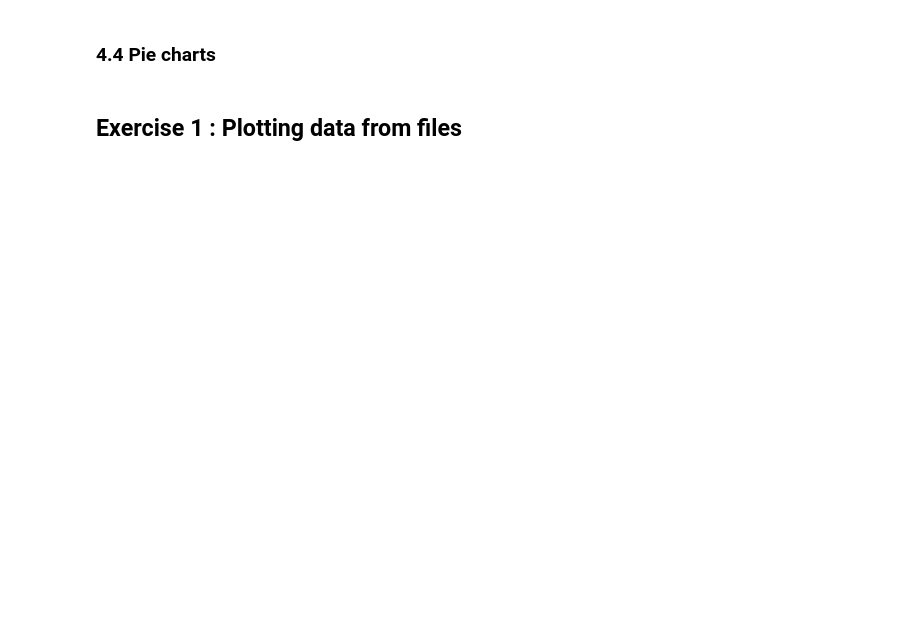
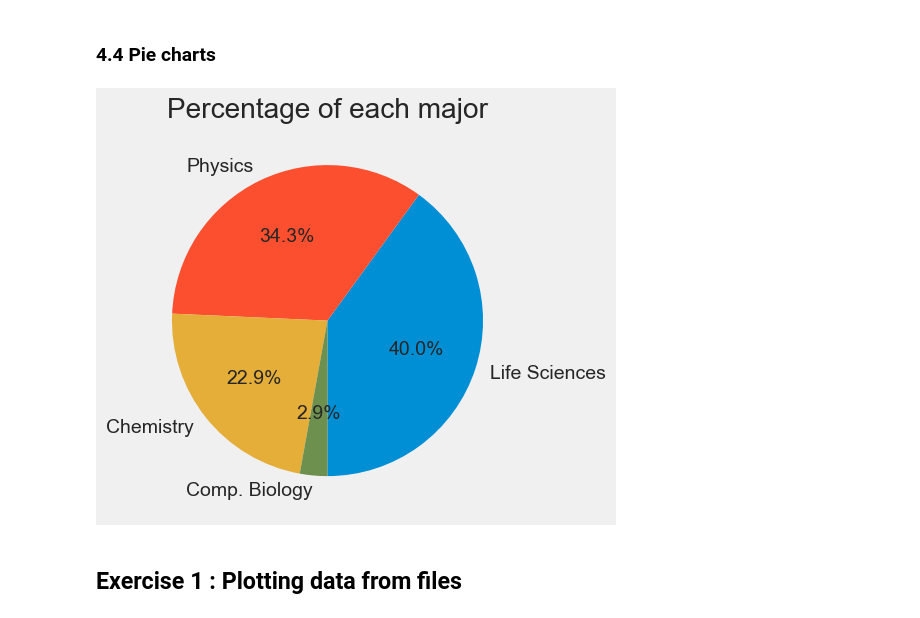
Before and after one commit to SPS-SP2273/learning-portfolio-e0967903, a Jupyter notebook: plotting/plotting_(good).ipynb, the cells around one changed output. Cells and saved outputs as stored; diff of their text form; code cells hidden in the pictures; blank space fills up the shorter version.

```diff
--- a/plotting/plotting_(good).ipynb
+++ b/plotting/plotting_(good).ipynb
@@ -185,8 +233,23 @@ plt.show()
 # %% [markdown]
 ### 4.4 Pie charts
 # %%
+student_numbers = {'Life Sciences': 14,
+                   'Physics': 12,
+                   'Chemistry': 8,
+                   'Comp. Biology': 1}
+majors = list(student_numbers.keys())
+numbers = list(student_numbers.values())
 
-# Your code here
+plt.style.use('fivethirtyeight')
+plt.pie(numbers,
+        labels=majors,
+        autopct='%1.1f%%',   # How to format the percentages
+        startangle=-90
+        )
+plt.title('Percentage of each major')
+plt.show()
+# %% [output]
+[figure, added]
 # %% [markdown]
 ## Exercise 1 :  Plotting data from files
 # %%
```
Also changed, not shown: parts of 4 cells of this notebook.
